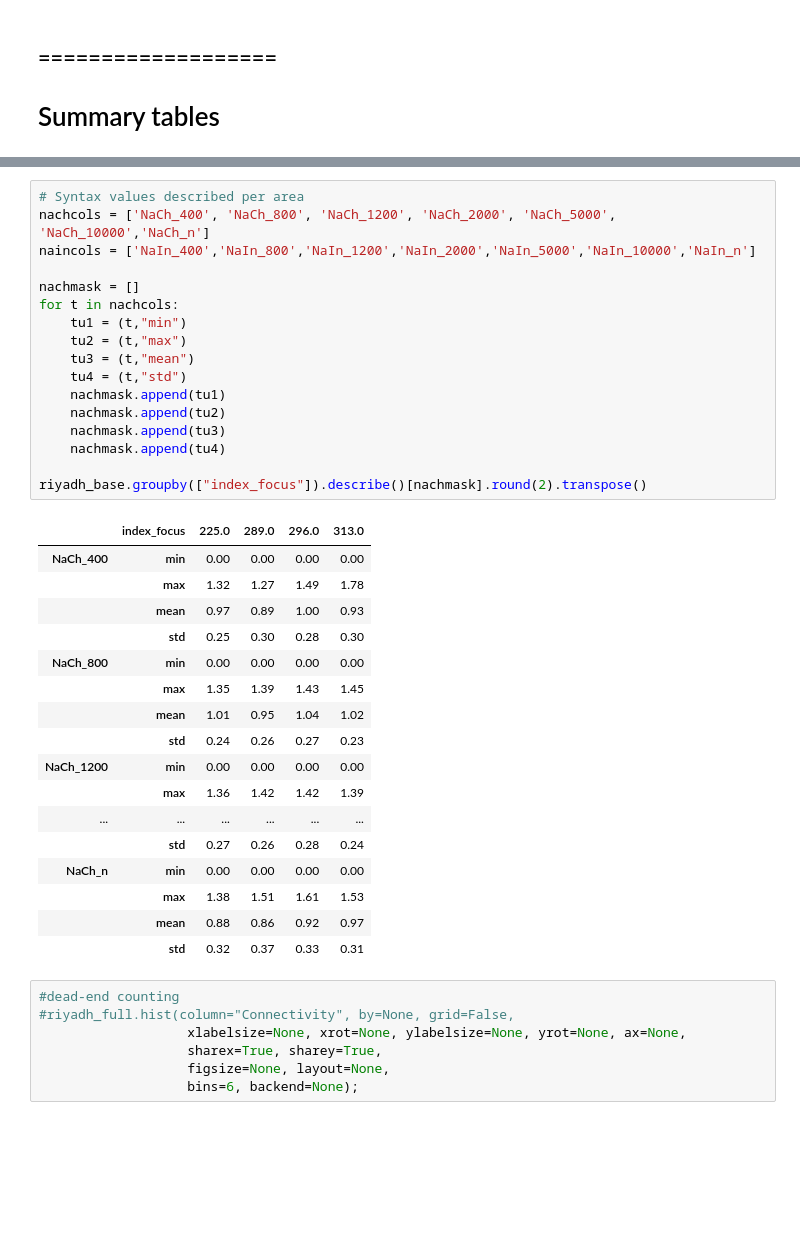
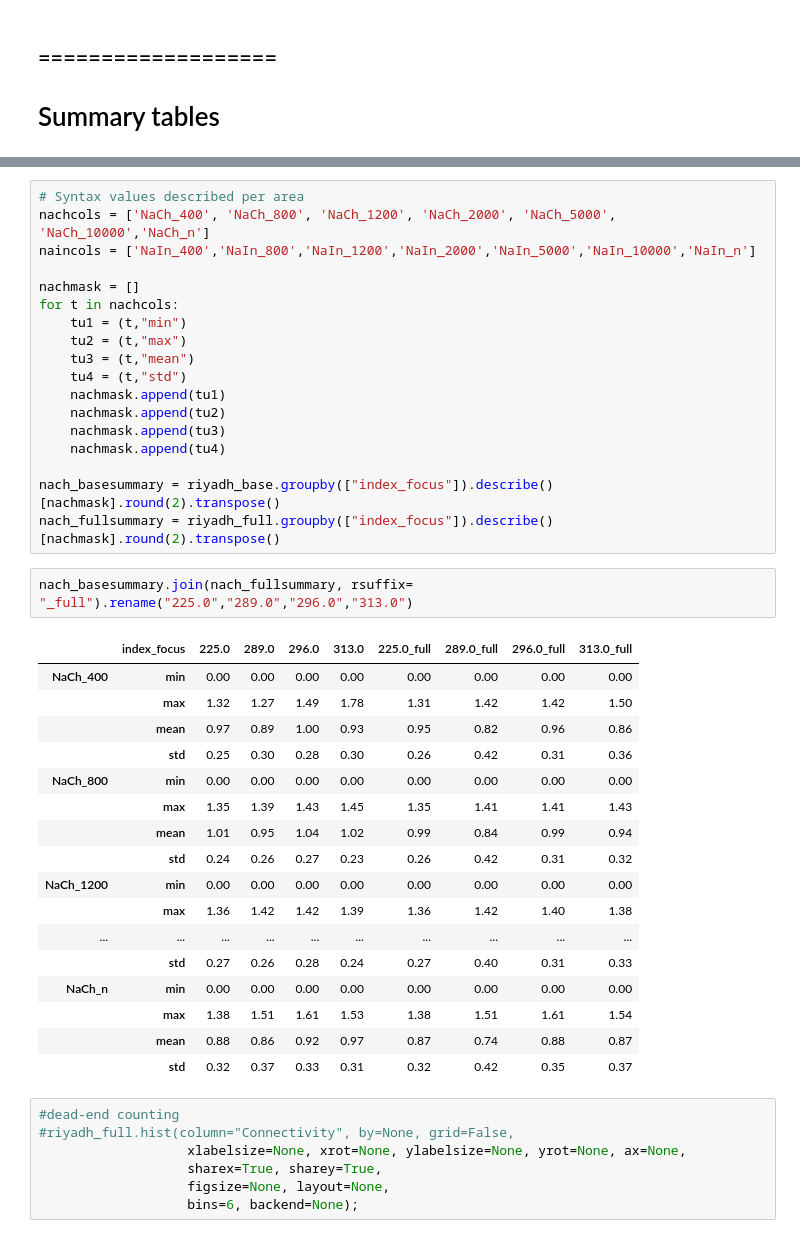
Before and after one commit to gregmaya/Riyadh_modeling, a Jupyter notebook: 2_Data_Exploration.ipynb, the cells around one changed output, grey strips where cells are left out. Saved outputs shown, nothing was run; the diff lists cells and outputs as text; blank space fills up the shorter version.

```diff
--- a/2_Data_Exploration.ipynb
+++ b/2_Data_Exploration.ipynb
@@ -373,25 +417,28 @@ for t in nachcols:
     nachmask.append(tu3)
     nachmask.append(tu4)
 
-riyadh_base.groupby(["index_focus"]).describe()[nachmask].round(2).transpose()
+nach_basesummary = riyadh_base.groupby(["index_focus"]).describe()[nachmask].round(2).transpose()
+nach_fullsummary = riyadh_full.groupby(["index_focus"]).describe()[nachmask].round(2).transpose()
-# %% [output]
-|  | index_focus | 225.0 | 289.0 | 296.0 | 313.0 |
-| NaCh_400 | min | 0.00 | 0.00 | 0.00 | 0.00 |
-|  | max | 1.32 | 1.27 | 1.49 | 1.78 |
-|  | mean | 0.97 | 0.89 | 1.00 | 0.93 |
-|  | std | 0.25 | 0.30 | 0.28 | 0.30 |
-| NaCh_800 | min | 0.00 | 0.00 | 0.00 | 0.00 |
-|  | max | 1.35 | 1.39 | 1.43 | 1.45 |
-|  | mean | 1.01 | 0.95 | 1.04 | 1.02 |
-|  | std | 0.24 | 0.26 | 0.27 | 0.23 |
-| NaCh_1200 | min | 0.00 | 0.00 | 0.00 | 0.00 |
-|  | max | 1.36 | 1.42 | 1.42 | 1.39 |
-| ... | ... | ... | ... | ... | ... |
-|  | std | 0.27 | 0.26 | 0.28 | 0.24 |
-| NaCh_n | min | 0.00 | 0.00 | 0.00 | 0.00 |
-|  | max | 1.38 | 1.51 | 1.61 | 1.53 |
-|  | mean | 0.88 | 0.86 | 0.92 | 0.97 |
-|  | std | 0.32 | 0.37 | 0.33 | 0.31 |
+# %%
+nach_basesummary.join(nach_fullsummary, rsuffix= "_full").rename("225.0","289.0","296.0","313.0")
+# %% [output]
+|  | index_focus | 225.0 | 289.0 | 296.0 | 313.0 | 225.0_full | 289.0_full | 296.0_full | 313.0_full |
+| NaCh_400 | min | 0.00 | 0.00 | 0.00 | 0.00 | 0.00 | 0.00 | 0.00 | 0.00 |
+|  | max | 1.32 | 1.27 | 1.49 | 1.78 | 1.31 | 1.42 | 1.42 | 1.50 |
+|  | mean | 0.97 | 0.89 | 1.00 | 0.93 | 0.95 | 0.82 | 0.96 | 0.86 |
+|  | std | 0.25 | 0.30 | 0.28 | 0.30 | 0.26 | 0.42 | 0.31 | 0.36 |
+| NaCh_800 | min | 0.00 | 0.00 | 0.00 | 0.00 | 0.00 | 0.00 | 0.00 | 0.00 |
+|  | max | 1.35 | 1.39 | 1.43 | 1.45 | 1.35 | 1.41 | 1.41 | 1.43 |
+|  | mean | 1.01 | 0.95 | 1.04 | 1.02 | 0.99 | 0.84 | 0.99 | 0.94 |
+|  | std | 0.24 | 0.26 | 0.27 | 0.23 | 0.26 | 0.42 | 0.31 | 0.32 |
+| NaCh_1200 | min | 0.00 | 0.00 | 0.00 | 0.00 | 0.00 | 0.00 | 0.00 | 0.00 |
+|  | max | 1.36 | 1.42 | 1.42 | 1.39 | 1.36 | 1.42 | 1.40 | 1.38 |
+| ... | ... | ... | ... | ... | ... | ... | ... | ... | ... |
+|  | std | 0.27 | 0.26 | 0.28 | 0.24 | 0.27 | 0.40 | 0.31 | 0.33 |
+| NaCh_n | min | 0.00 | 0.00 | 0.00 | 0.00 | 0.00 | 0.00 | 0.00 | 0.00 |
+|  | max | 1.38 | 1.51 | 1.61 | 1.53 | 1.38 | 1.51 | 1.61 | 1.54 |
+|  | mean | 0.88 | 0.86 | 0.92 | 0.97 | 0.87 | 0.74 | 0.88 | 0.87 |
+|  | std | 0.32 | 0.37 | 0.33 | 0.31 | 0.32 | 0.42 | 0.35 | 0.37 |
 # %%
 #dead-end counting
 #riyadh_full.hist(column="Connectivity", by=None, grid=False,
```
Also changed, not shown: parts of 10 cells of this notebook, 47 other files.
